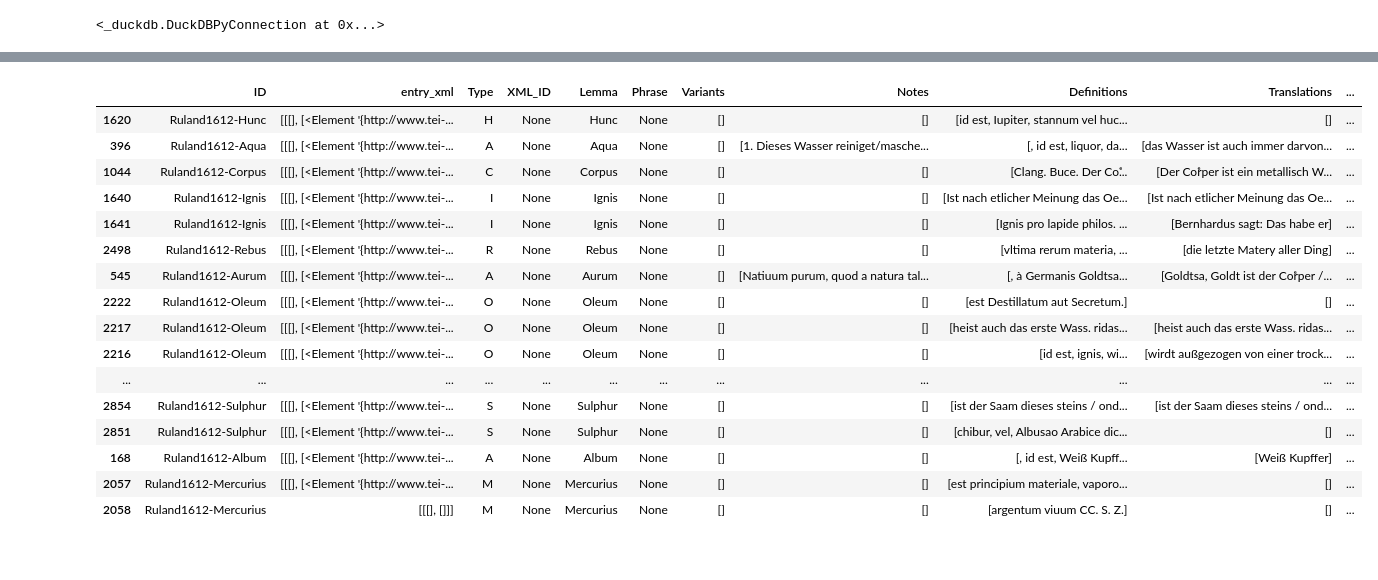
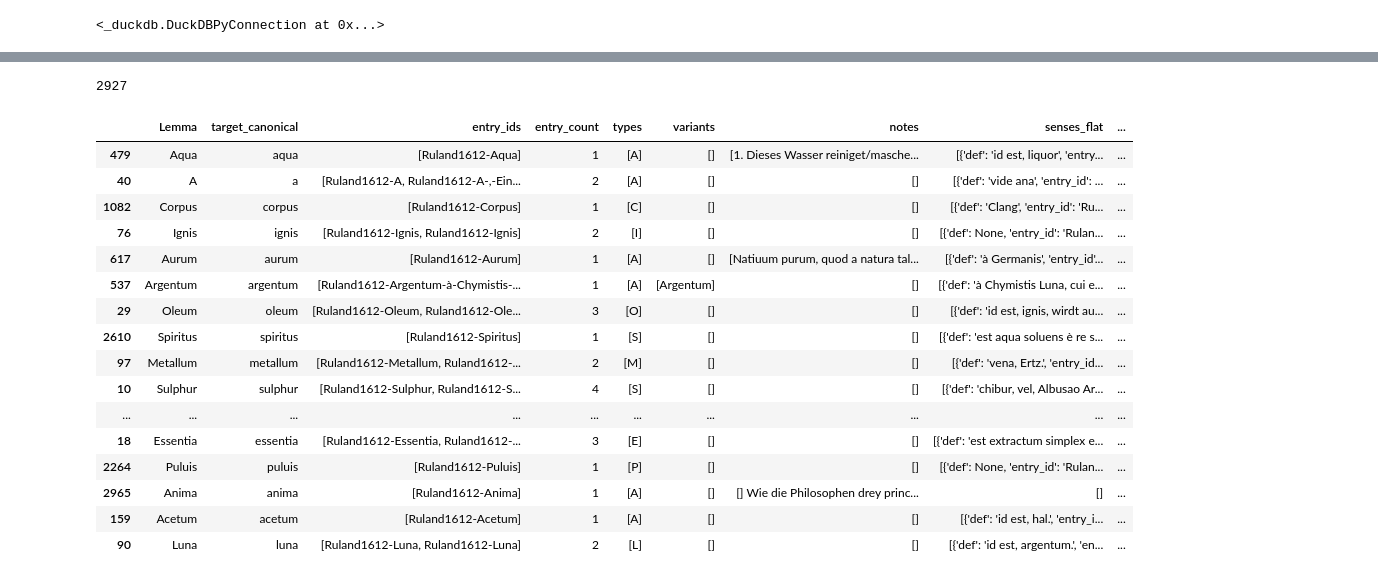
Before and after one commit to CCS-ZCU/dictionary-emlap, a Jupyter notebook: scripts/2-ruland-in-emlap.ipynb, the cells around one changed output, grey strips where cells are left out. Saved outputs shown, nothing was run; the diff lists cells and outputs as text; code cells hidden in the pictures.

Commit message:
new instances ready

```diff
--- a/scripts/2-ruland-in-emlap.ipynb
+++ b/scripts/2-ruland-in-emlap.ipynb
@@ -437,0 +516,12 @@ df.to_dict("records")
+# %%
+fnames = []
+for i, row in lexeme_df.iterrows():
+            tc = row.get("target_canonical")
+            tr = row.get("target_relemmatized")
+            target = tc or tr
+            name = safe_name(tc or tr)
+            fname = f"{i:05d}_{name}.parquet"
+            #if fname not in in results_meta:
+            #fpath = outdir / fname
+            fnames.append(fname)
+fnames[-10:]
@@ -438 +578,5 @@ df.to_dict("records")
+# %%
+len(os.listdir(outdir))
+# %% [output]
+2927
 # %%
@@ -440,23 +584,34 @@ entries_df["emlap_instances"] = entries_df["target_lemma"].apply(lambda x: conco
+# %%
+lexeme_df["fname"] = fnames
+# %%
+def read_hits(fname):
+    try:
+        path = os.path.join(outdir, fname)
+        instances = pd.read_parquet(path).to_dict("records")
+    except:
+        instances = []
+    return instances
+lexeme_df["emlap_instances"] = lexeme_df["fname"].apply(read_hits)
 # %%
-entries_df["emlap_instances_N"] = entries_df["emlap_instances"].apply(len)
+lexeme_df["emlap_instances_N"] = lexeme_df["emlap_instances"].apply(len)
 # %%
-entries_df.sort_values("emlap_instances_N", ascending=False)[:20]
+lexeme_df.sort_values("emlap_instances_N", ascending=False)[:20]
 # %% [output]
-|  | ID | entry_xml | Type | XML_ID | Lemma | Phrase | Variants | Notes | Definitions | Translations | ... |
-| 1620 | Ruland1612-Hunc | [[[], [<Element '{http://www.tei-... | H | None | Hunc | None | [] | [] | [id est, Iupiter, stannum vel huc... | [] | ... |
-| 396 | Ruland1612-Aqua | [[[], [<Element '{http://www.tei-... | A | None | Aqua | None | [] | [1. Dieses Wasser reiniget/masche... | [, id est, liquor, da... | [das Wasser ist auch immer darvon... | ... |
-| 1044 | Ruland1612-Corpus | [[[], [<Element '{http://www.tei-... | C | None | Corpus | None | [] | [] | [Clang. Buce. Der Coͤ... | [Der Coͤrper ist ein metallisch W... | ... |
-| 1640 | Ruland1612-Ignis | [[[], [<Element '{http://www.tei-... | I | None | Ignis | None | [] | [] | [Ist nach etlicher Meinung das Oe... | [Ist nach etlicher Meinung das Oe... | ... |
-| 1641 | Ruland1612-Ignis | [[[], [<Element '{http://www.tei-... | I | None | Ignis | None | [] | [] | [Ignis pro lapide philos. ... | [Bernhardus sagt: Das habe er] | ... |
-| 2498 | Ruland1612-Rebus | [[[], [<Element '{http://www.tei-... | R | None | Rebus | None | [] | [] | [vltima rerum materia, ... | [die letzte Matery aller Ding] | ... |
-| 545 | Ruland1612-Aurum | [[[], [<Element '{http://www.tei-... | A | None | Aurum | None | [] | [Natiuum purum, quod a natura tal... | [, à Germanis Goldtsa... | [Goldtsa, Goldt ist der Coͤrper /... | ... |
-| 2222 | Ruland1612-Oleum | [[[], [<Element '{http://www.tei-... | O | None | Oleum | None | [] | [] | [est Destillatum aut Secretum.] | [] | ... |
-| 2217 | Ruland1612-Oleum | [[[], [<Element '{http://www.tei-... | O | None | Oleum | None | [] | [] | [heist auch das erste Wass. ridas... | [heist auch das erste Wass. ridas... | ... |
-| 2216 | Ruland1612-Oleum | [[[], [<Element '{http://www.tei-... | O | None | Oleum | None | [] | [] | [id est, ignis, wi... | [wirdt außgezogen von einer trock... | ... |
-| ... | ... | ... | ... | ... | ... | ... | ... | ... | ... | ... | ... |
-| 2854 | Ruland1612-Sulphur | [[[], [<Element '{http://www.tei-... | S | None | Sulphur | None | [] | [] | [ist der Saam dieses steins / ond... | [ist der Saam dieses steins / ond... | ... |
-| 2851 | Ruland1612-Sulphur | [[[], [<Element '{http://www.tei-... | S | None | Sulphur | None | [] | [] | [chibur, vel, Albusao Arabice dic... | [] | ... |
-| 168 | Ruland1612-Album | [[[], [<Element '{http://www.tei-... | A | None | Album | None | [] | [] | [, id est, Weiß Kupff... | [Weiß Kupffer] | ... |
-| 2057 | Ruland1612-Mercurius | [[[], [<Element '{http://www.tei-... | M | None | Mercurius | None | [] | [] | [est principium materiale, vaporo... | [] | ... |
-| 2058 | Ruland1612-Mercurius | [[[], []]] | M | None | Mercurius | None | [] | [] | [argentum viuum CC. S. Z.] | [] | ... |
+|  | Lemma | target_canonical | entry_ids | entry_count | types | variants | notes | senses_flat | ... |
+| 479 | Aqua | aqua | [Ruland1612-Aqua] | 1 | [A] | [] | [1. Dieses Wasser reiniget/masche... | [{'def': 'id est, liquor', 'entry... | ... |
+| 40 | A | a | [Ruland1612-A, Ruland1612-A-,-Ein... | 2 | [A] | [] | [] | [{'def': 'vide ana', 'entry_id': ... | ... |
+| 1082 | Corpus | corpus | [Ruland1612-Corpus] | 1 | [C] | [] | [] | [{'def': 'Clang', 'entry_id': 'Ru... | ... |
+| 76 | Ignis | ignis | [Ruland1612-Ignis, Ruland1612-Ignis] | 2 | [I] | [] | [] | [{'def': None, 'entry_id': 'Rulan... | ... |
+| 617 | Aurum | aurum | [Ruland1612-Aurum] | 1 | [A] | [] | [Natiuum purum, quod a natura tal... | [{'def': 'à Germanis', 'entry_id'... | ... |
+| 537 | Argentum | argentum | [Ruland1612-Argentum-à-Chymistis-... | 1 | [A] | [Argentum] | [] | [{'def': 'à Chymistis Luna, cui e... | ... |
+| 29 | Oleum | oleum | [Ruland1612-Oleum, Ruland1612-Ole... | 3 | [O] | [] | [] | [{'def': 'id est, ignis, wirdt au... | ... |
+| 2610 | Spiritus | spiritus | [Ruland1612-Spiritus] | 1 | [S] | [] | [] | [{'def': 'est aqua soluens è re s... | ... |
+| 97 | Metallum | metallum | [Ruland1612-Metallum, Ruland1612-... | 2 | [M] | [] | [] | [{'def': 'vena, Ertz.', 'entry_id... | ... |
+| 10 | Sulphur | sulphur | [Ruland1612-Sulphur, Ruland1612-S... | 4 | [S] | [] | [] | [{'def': 'chibur, vel, Albusao Ar... | ... |
+| ... | ... | ... | ... | ... | ... | ... | ... | ... | ... |
+| 18 | Essentia | essentia | [Ruland1612-Essentia, Ruland1612-... | 3 | [E] | [] | [] | [{'def': 'est extractum simplex e... | ... |
+| 2264 | Puluis | puluis | [Ruland1612-Puluis] | 1 | [P] | [] | [] | [{'def': None, 'entry_id': 'Rulan... | ... |
+| 2965 | Anima | anima | [Ruland1612-Anima] | 1 | [A] | [] | [] Wie die Philosophen drey princ... | [] | ... |
+| 159 | Acetum | acetum | [Ruland1612-Acetum] | 1 | [A] | [] | [] | [{'def': 'id est, hal.', 'entry_i... | ... |
+| 90 | Luna | luna | [Ruland1612-Luna, Ruland1612-Luna] | 2 | [L] | [] | [] | [{'def': 'id est, argentum.', 'en... | ... |
 # %%
```
Also changed, not shown: parts of 36 cells of this notebook, 5 other files.
